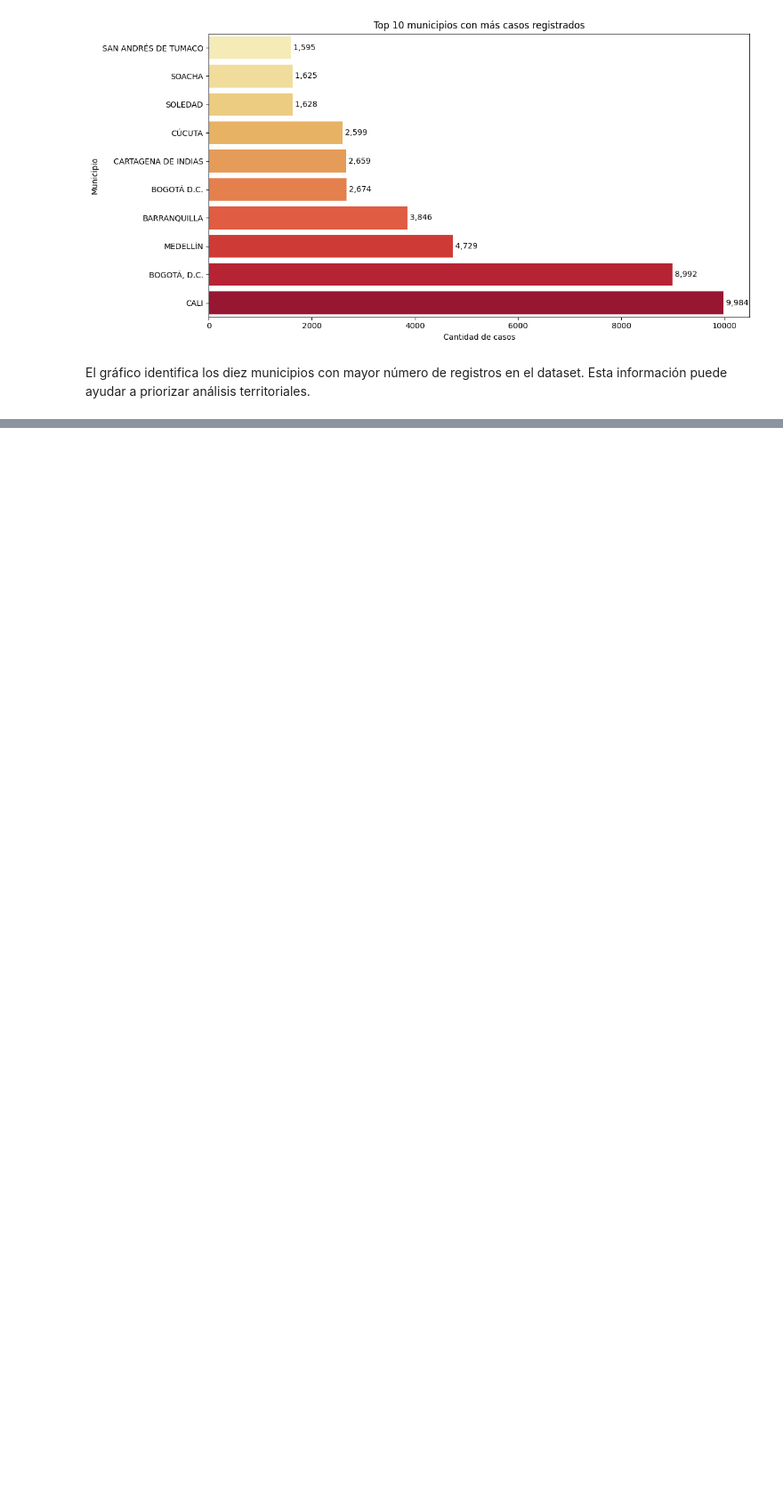
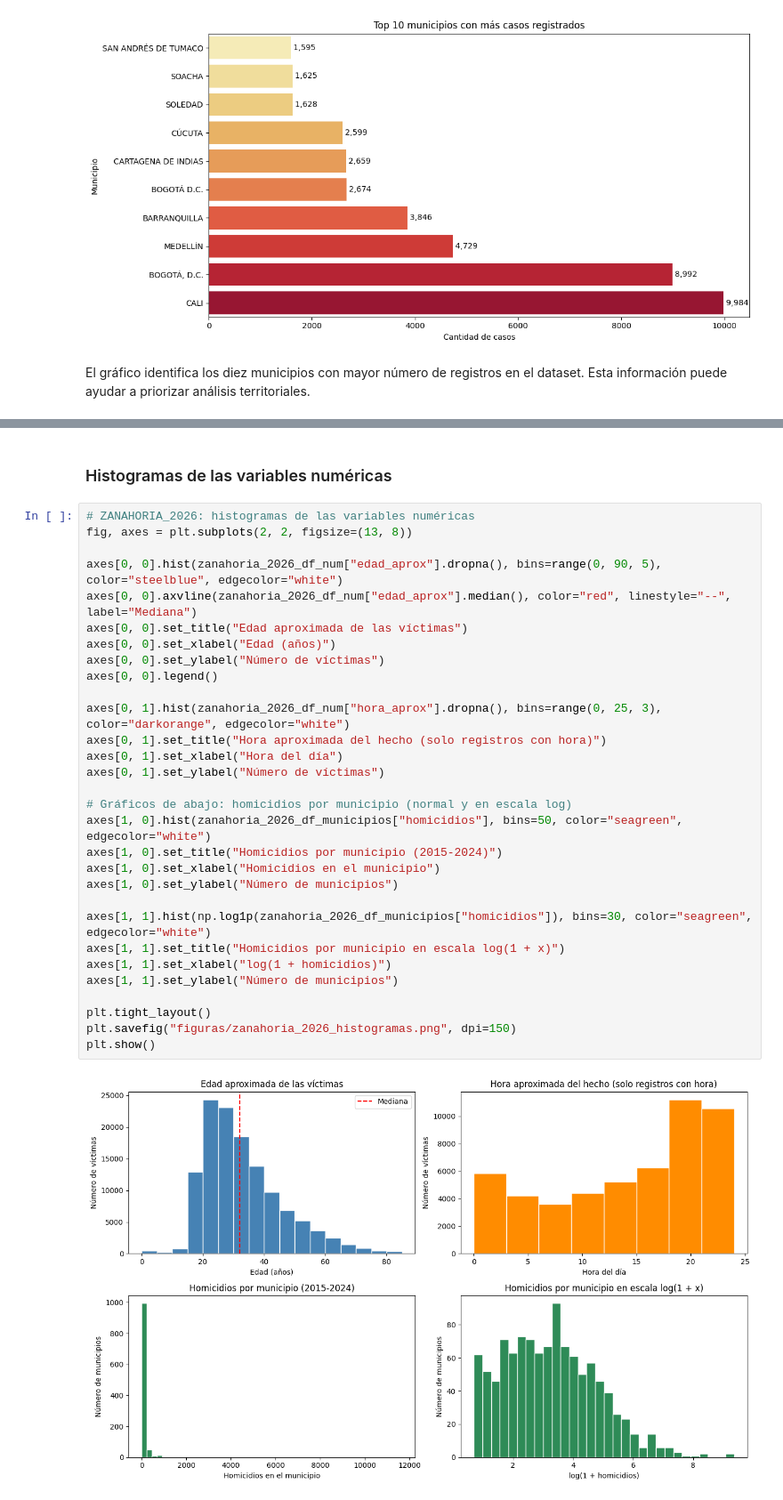
Before and after one commit to XEBAX10/PROYEC-1-CIencia_Datos, a Jupyter notebook: entrega/fase_a_eda.ipynb, the cells around one changed output, grey strips where cells are left out. Shown at 89% size. Drawn from its saved outputs; the diff is of its cells as text; blank space fills up the shorter version.

Commit message:
Fase A: variables numericas, histogramas, Pearson/Spearman, violin, pareto e insights + documento de hallazgos

```diff
--- a/entrega/fase_a_eda.ipynb
+++ b/entrega/fase_a_eda.ipynb
@@ -297,0 +402,34 @@ El gráfico identifica los diez municipios con mayor número de registros en el
+# %% [markdown]
+### Histogramas de las variables numéricas
+# %%
+# ZANAHORIA_2026: histogramas de las variables numéricas
+fig, axes = plt.subplots(2, 2, figsize=(13, 8))
+
+axes[0, 0].hist(zanahoria_2026_df_num["edad_aprox"].dropna(), bins=range(0, 90, 5), color="steelblue", edgecolor="white")
+axes[0, 0].axvline(zanahoria_2026_df_num["edad_aprox"].median(), color="red", linestyle="--", label="Mediana")
+axes[0, 0].set_title("Edad aproximada de las víctimas")
+axes[0, 0].set_xlabel("Edad (años)")
+axes[0, 0].set_ylabel("Número de víctimas")
+axes[0, 0].legend()
+
+axes[0, 1].hist(zanahoria_2026_df_num["hora_aprox"].dropna(), bins=range(0, 25, 3), color="darkorange", edgecolor="white")
+axes[0, 1].set_title("Hora aproximada del hecho (solo registros con hora)")
+axes[0, 1].set_xlabel("Hora del día")
+axes[0, 1].set_ylabel("Número de víctimas")
+
+# Gráficos de abajo: homicidios por municipio (normal y en escala log)
+axes[1, 0].hist(zanahoria_2026_df_municipios["homicidios"], bins=50, color="seagreen", edgecolor="white")
+axes[1, 0].set_title("Homicidios por municipio (2015-2024)")
+axes[1, 0].set_xlabel("Homicidios en el municipio")
+axes[1, 0].set_ylabel("Número de municipios")
+
+axes[1, 1].hist(np.log1p(zanahoria_2026_df_municipios["homicidios"]), bins=30, color="seagreen", edgecolor="white")
+axes[1, 1].set_title("Homicidios por municipio en escala log(1 + x)")
+axes[1, 1].set_xlabel("log(1 + homicidios)")
+axes[1, 1].set_ylabel("Número de municipios")
+
+plt.tight_layout()
+plt.savefig("figuras/zanahoria_2026_histogramas.png", dpi=150)
+plt.show()
+# %% [output]
+[figure, added]
```
Also changed, not shown: parts of 28 cells of this notebook, 7 other files.
